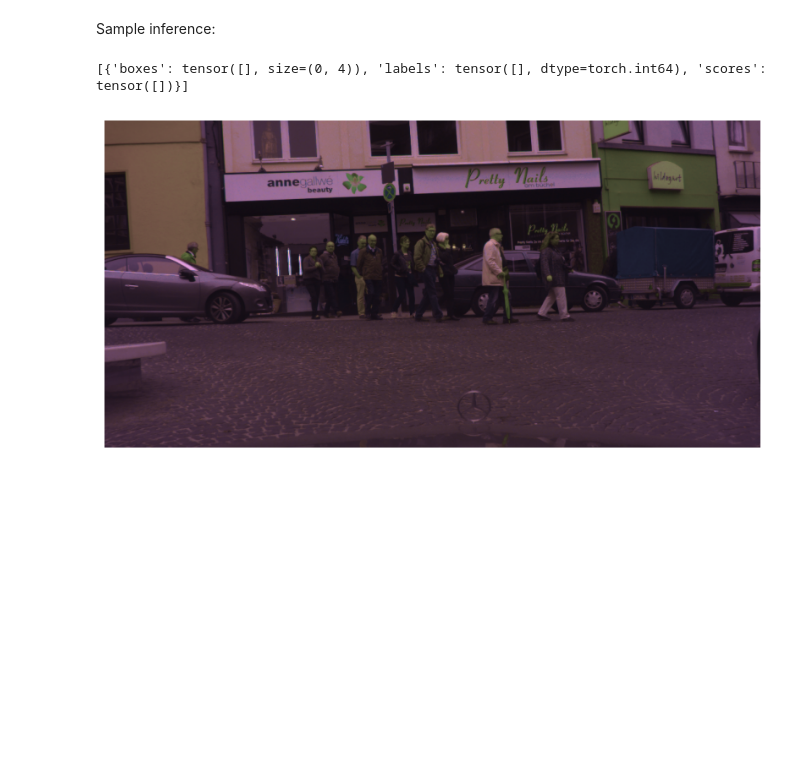
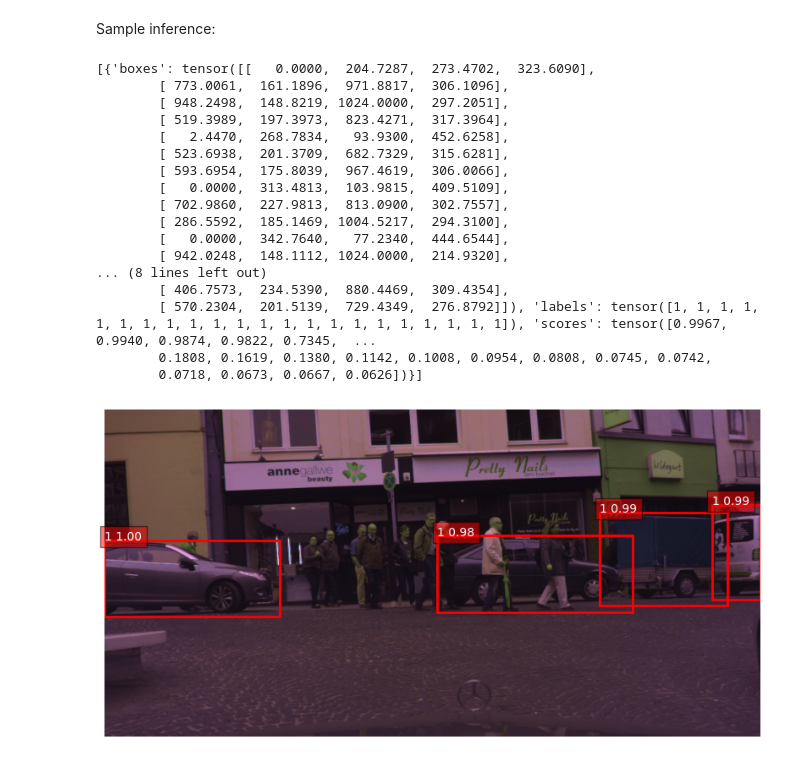
Before and after one commit to ejdam87/single-class-detection, a Jupyter notebook: src/DET_524839/notebooks/inference.ipynb, the cells around one changed output. Saved outputs shown, nothing was run; the diff lists cells and outputs as text; code cells hidden in the pictures; blank space fills up the shorter version.

```diff
--- a/src/DET_524839/notebooks/inference.ipynb
+++ b/src/DET_524839/notebooks/inference.ipynb
@@ -29,6 +27,7 @@ from numpy.typing import NDArray
 MEAN = [81.7474, 59.7219, 70.0178]
 STD = [47.6729, 41.8091, 46.3294]
 
+
 def prepare(image: torch.Tensor) -> NDArray:
     image = image.permute(1, 2, 0)
     image = image.cpu().numpy()
@@ -37,8 +36,11 @@ def prepare(image: torch.Tensor) -> NDArray:
         image[:, :, i] = image[:, :, i] * STD[i] + MEAN[i]
     return image.astype(np.uint8)
 
+
 @torch.no_grad()
-def run_inference_and_plot(model: torch.nn.Module, image: torch.Tensor, score_thresh: float) -> None:
+def run_inference_and_plot(
+    model: torch.nn.Module, image: torch.Tensor, score_thresh: float
+) -> None:
     model.eval()
 
     images = [image]
@@ -76,7 +78,7 @@ def run_inference_and_plot(model: torch.nn.Module, image: torch.Tensor, score_th
             ymax - ymin,
             linewidth=2,
             edgecolor="red",
-            facecolor="none"
+            facecolor="none",
         )
 
         ax.add_patch(rect)
@@ -85,7 +87,7 @@ def run_inference_and_plot(model: torch.nn.Module, image: torch.Tensor, score_th
             ymin,
             f"{label.item()} {score:.2f}",
             color="white",
-            bbox=dict(facecolor="red", alpha=0.5)
+            bbox=dict(facecolor="red", alpha=0.5),
         )
 
     plt.axis("off")
@@ -94,8 +96,27 @@ def run_inference_and_plot(model: torch.nn.Module, image: torch.Tensor, score_th
 Sample inference:
 # %%
 model = FRCNNDetector()
+state_dict = torch.load("model.pt")
+model.load_state_dict(state_dict)
+model.eval()
 # %%
-run_inference_and_plot(model, unlabeled_df[15][0], 0.0)
+run_inference_and_plot(model, unlabeled_df[15][0], 0.9)
 # %% [output]
-[{'boxes': tensor([], size=(0, 4)), 'labels': tensor([], dtype=torch.int64), 'scores': tensor([])}]
+[{'boxes': tensor([[   0.0000,  204.7287,  273.4702,  323.6090],
+        [ 773.0061,  161.1896,  971.8817,  306.1096],
+        [ 948.2498,  148.8219, 1024.0000,  297.2051],
+        [ 519.3989,  197.3973,  823.4271,  317.3964],
+        [   2.4470,  268.7834,   93.9300,  452.6258],
+        [ 523.6938,  201.3709,  682.7329,  315.6281],
+        [ 593.6954,  175.8039,  967.4619,  306.0066],
+        [   0.0000,  313.4813,  103.9815,  409.5109],
+        [ 702.9860,  227.9813,  813.0900,  302.7557],
+        [ 286.5592,  185.1469, 1004.5217,  294.3100],
+        [   0.0000,  342.7640,   77.2340,  444.6544],
+        [ 942.0248,  148.1112, 1024.0000,  214.9320],
+... (8 lines left out)
+        [ 406.7573,  234.5390,  880.4469,  309.4354],
+        [ 570.2304,  201.5139,  729.4349,  276.8792]]), 'labels': tensor([1, 1, 1, 1, 1, 1, 1, 1, 1, 1, 1, 1, 1, 1, 1, 1, 1, 1, 1, 1, 1, 1]), 'scores': tensor([0.9967, 0.9940, 0.9874, 0.9822, 0.7345,  ...
+        0.1808, 0.1619, 0.1380, 0.1142, 0.1008, 0.0954, 0.0808, 0.0745, 0.0742,
+        0.0718, 0.0673, 0.0667, 0.0626])}]
-[figure, old version]
+[figure, new version]
```
Also changed, not shown: parts of 2 cells of this notebook, 14 other files.
